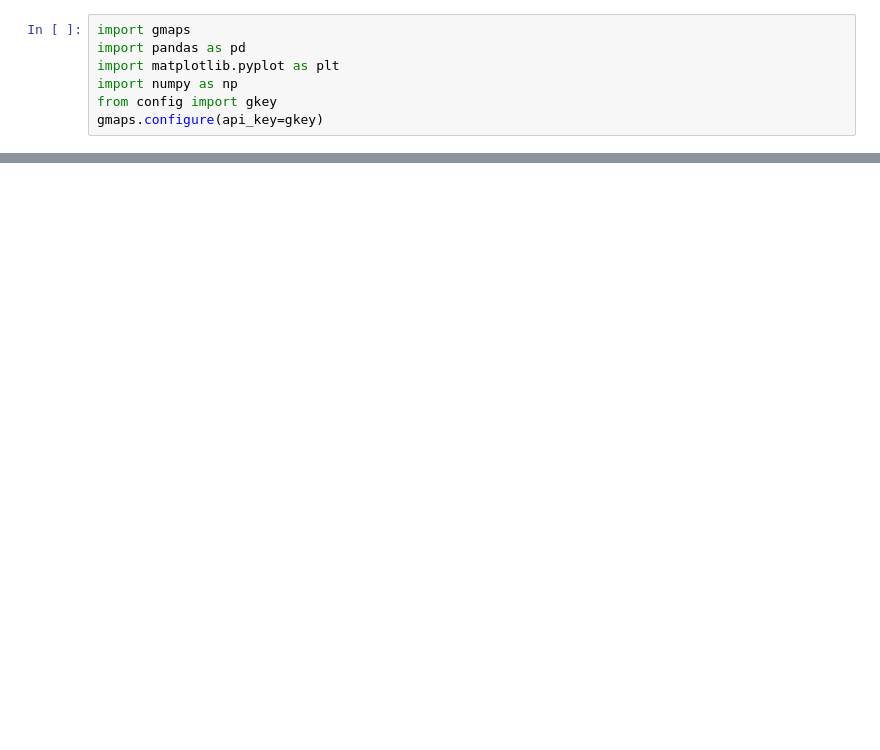
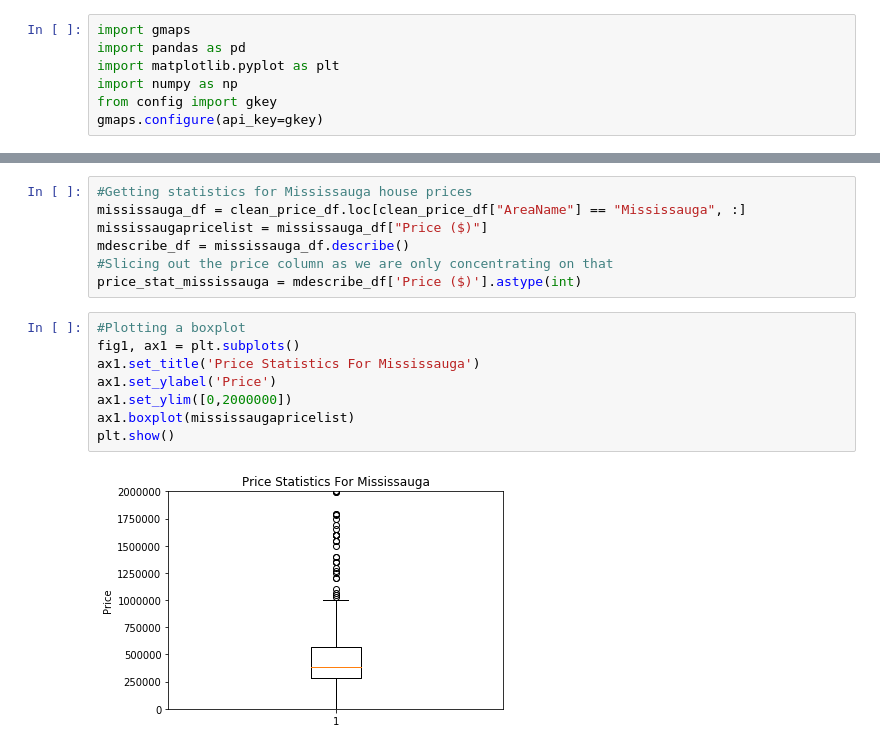
Before and after one commit to avinashdhawan/Data_Analytics_Project_1, a Jupyter notebook: house_prices.ipynb, the cells around one changed output, grey strips where cells are left out. Cells and saved outputs as stored; diff of their text form; blank space fills up the shorter version.

```diff
--- a/house_prices.ipynb
+++ b/house_prices.ipynb
@@ -83,0 +33,17 @@ bdescribe_df.plot.bar(y ='Price ($)')
+# %%
+#Getting statistics for Mississauga house prices
+mississauga_df = clean_price_df.loc[clean_price_df["AreaName"] == "Mississauga", :]
+mississaugapricelist = mississauga_df["Price ($)"]
+mdescribe_df = mississauga_df.describe()
+#Slicing out the price column as we are only concentrating on that
+price_stat_mississauga = mdescribe_df['Price ($)'].astype(int)
+# %%
+#Plotting a boxplot
+fig1, ax1 = plt.subplots()
+ax1.set_title('Price Statistics For Mississauga')
+ax1.set_ylabel('Price')
+ax1.set_ylim([0,2000000])
+ax1.boxplot(mississaugapricelist)
+plt.show()
+# %% [output]
+[figure, added]
```
Also changed, not shown: parts of 14 cells of this notebook, 11 other files.
